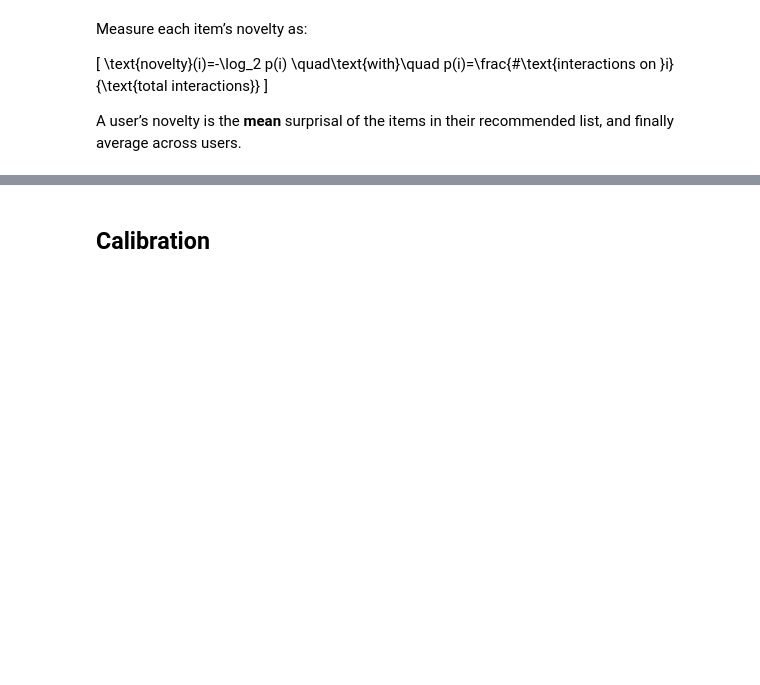
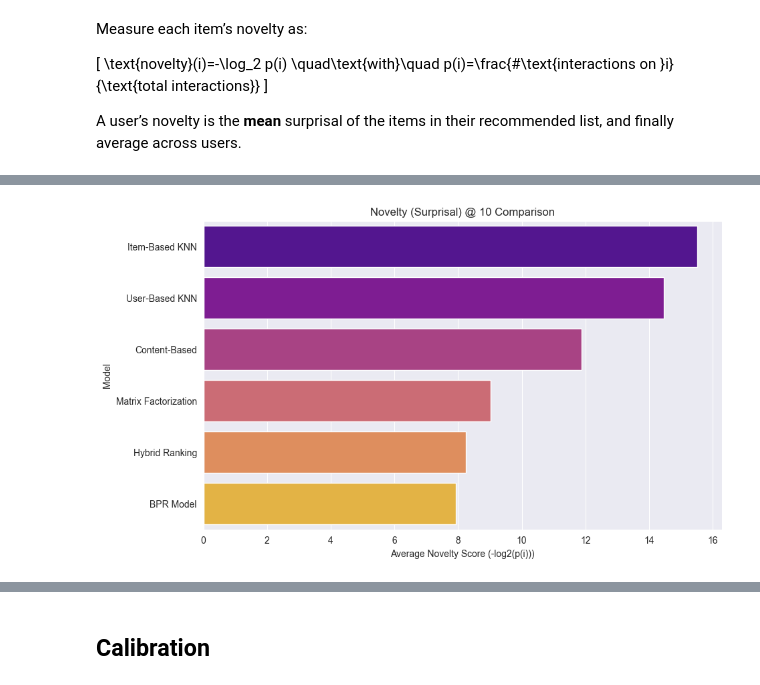
Before and after one commit to kantana8864/Recommender-Systems-Project, a Jupyter notebook: Project-RecSys.ipynb, the cells around one changed output, grey strips where cells are left out. Cells and saved outputs as stored; diff of their text form; code cells hidden in the pictures; blank space fills up the shorter version.

```diff
--- a/Project-RecSys.ipynb
+++ b/Project-RecSys.ipynb
@@ -3572,0 +3846,21 @@ Example surprisal (higher = more novel):
+# %%
+print("Starting Novelty (Surprisal) evaluation...")
+
+# Note: We use sample_users=10 for a quick test.
+novelty_results_df = evaluate_novelty_all_models(
+    train_data=train_data,
+    test_data=test_data,
+    item_novelty_lookup=item_novelty_lookup,
+    max_novelty=max_novelty,
+    user_similarity_matrix=user_similarity_matrix,
+    item_similarity_matrix=item_similarity_matrix,
+    mf_model=mf_model,
+    bpr_model=bpr_model,
+    hybrid_rank_model=hybrid_rank_model,
+    k=10,
+    device=device,
+    sample_users = 10
+)
+
+print("\n--- Model Novelty (Surprisal) @ 10 ---")
+display(novelty_results_df)
@@ -3572,0 +3878,15 @@ Example surprisal (higher = more novel):
+# %%
+# --- Plot the results ---
+plt.figure(figsize=(10, 6))
+sns.barplot(
+    data=novelty_results_df,
+    x="Novelty @ 10",
+    y="Model",
+    palette="plasma"
+)
+plt.title("Novelty (Surprisal) @ 10 Comparison")
+plt.xlabel("Average Novelty Score (-log2(p(i)))")
+plt.ylabel("Model")
+plt.show()
+# %% [output]
+[figure, added]
```
Also changed, not shown: parts of 80 cells of this notebook, 6 other files.
